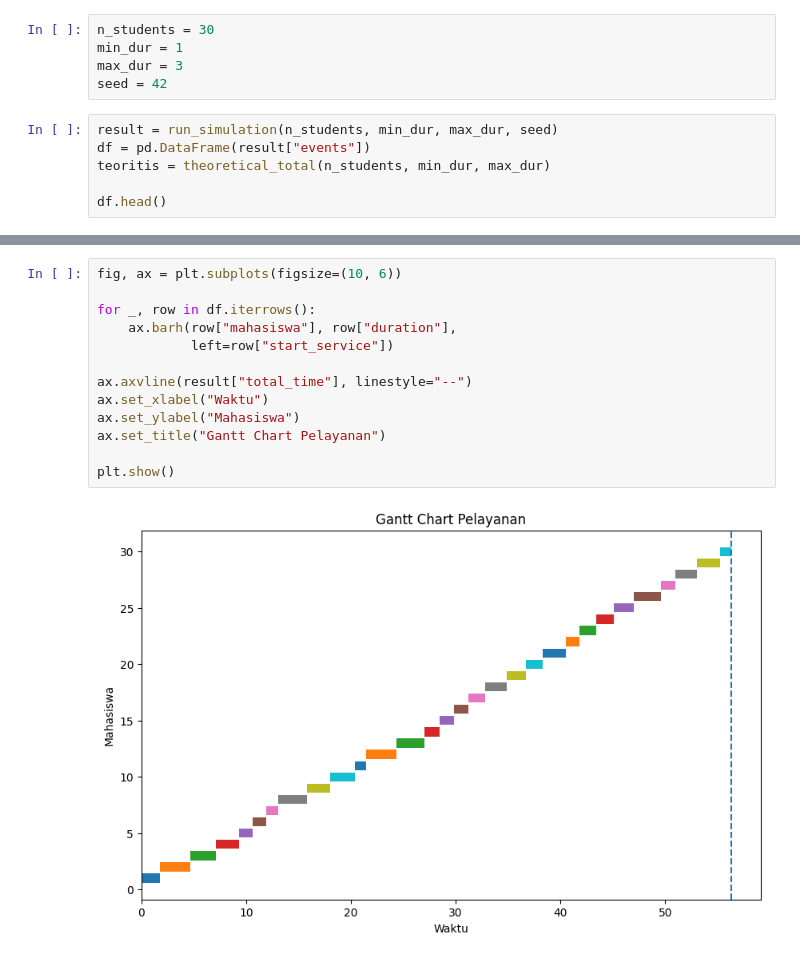
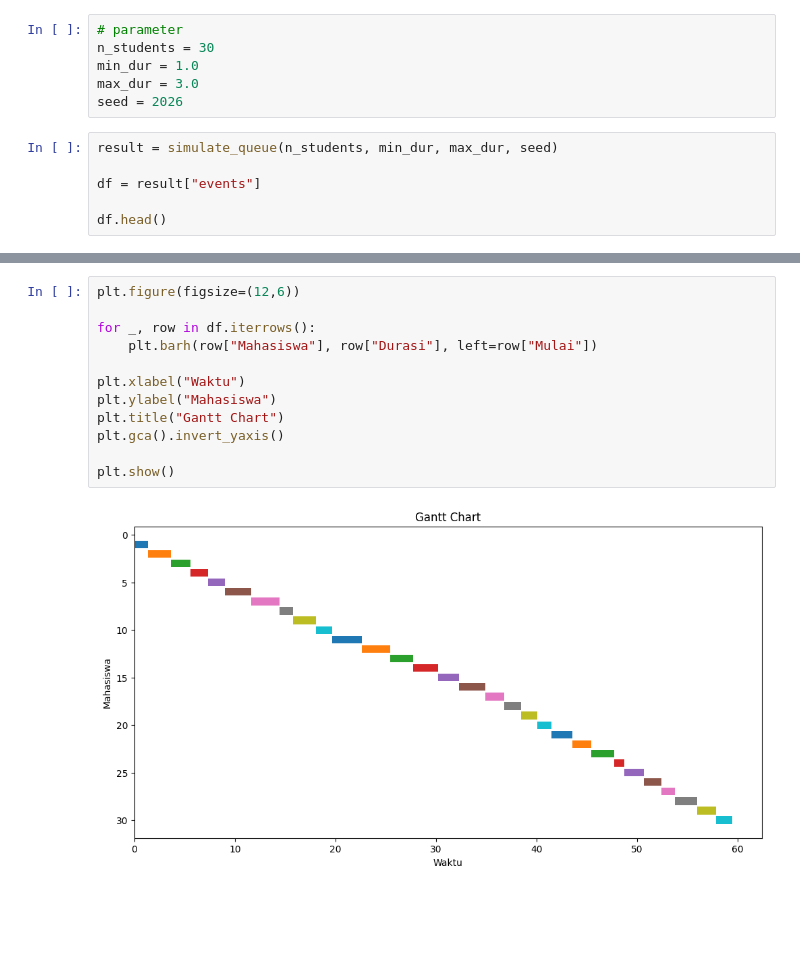
Before and after one commit to kevinsrg/modsim-2026-p6-ifs25012-latihan, a Jupyter notebook: simulasi-app.ipynb, the cells around one changed output, grey strips where cells are left out. Cells and saved outputs as stored; diff of their text form; blank space fills up the shorter version.

```diff
--- a/simulasi-app.ipynb
+++ b/simulasi-app.ipynb
@@ -45,12 +38,13 @@ def theoretical_total(n_students, min_dur, max_dur):
 # %%
+# parameter
 n_students = 30
-min_dur = 1
-max_dur = 3
-seed = 42
+min_dur = 1.0
+max_dur = 3.0
+seed = 2026
 # %%
-result = run_simulation(n_students, min_dur, max_dur, seed)
-df = pd.DataFrame(result["events"])
-teoritis = theoretical_total(n_students, min_dur, max_dur)
+result = simulate_queue(n_students, min_dur, max_dur, seed)
+
+df = result["events"]
 
 df.head()
 # %% [output]
@@ -73,16 +78,15 @@ Utilisasi: 100.0 %
 # %%
-fig, ax = plt.subplots(figsize=(10, 6))
+plt.figure(figsize=(12,6))
 
 for _, row in df.iterrows():
-    ax.barh(row["mahasiswa"], row["duration"],
-            left=row["start_service"])
+    plt.barh(row["Mahasiswa"], row["Durasi"], left=row["Mulai"])
 
-ax.axvline(result["total_time"], linestyle="--")
-ax.set_xlabel("Waktu")
-ax.set_ylabel("Mahasiswa")
-ax.set_title("Gantt Chart Pelayanan")
+plt.xlabel("Waktu")
+plt.ylabel("Mahasiswa")
+plt.title("Gantt Chart")
+plt.gca().invert_yaxis()
 
 plt.show()
 # %% [output]
-[figure, old version]
+[figure, new version]
 # %%
```
Also changed, not shown: parts of 16 cells of this notebook, 2 other files.
